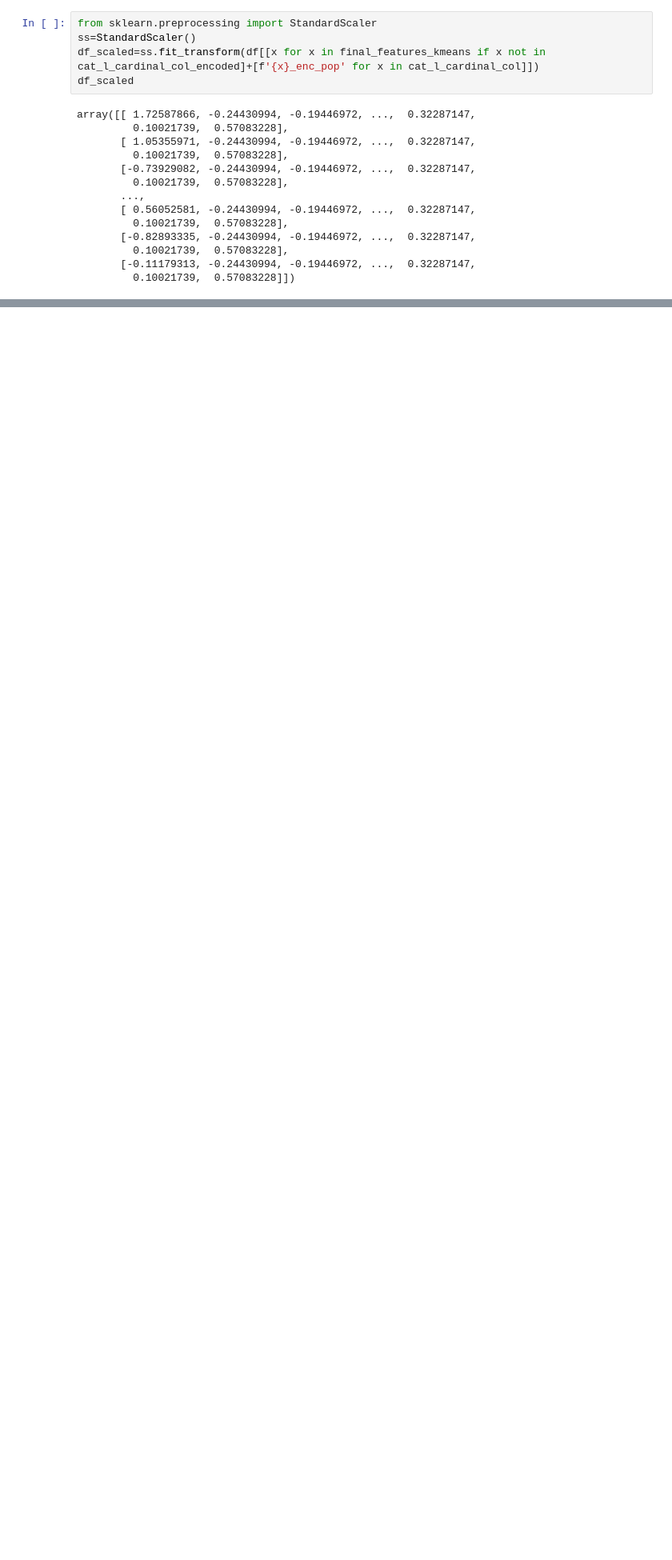
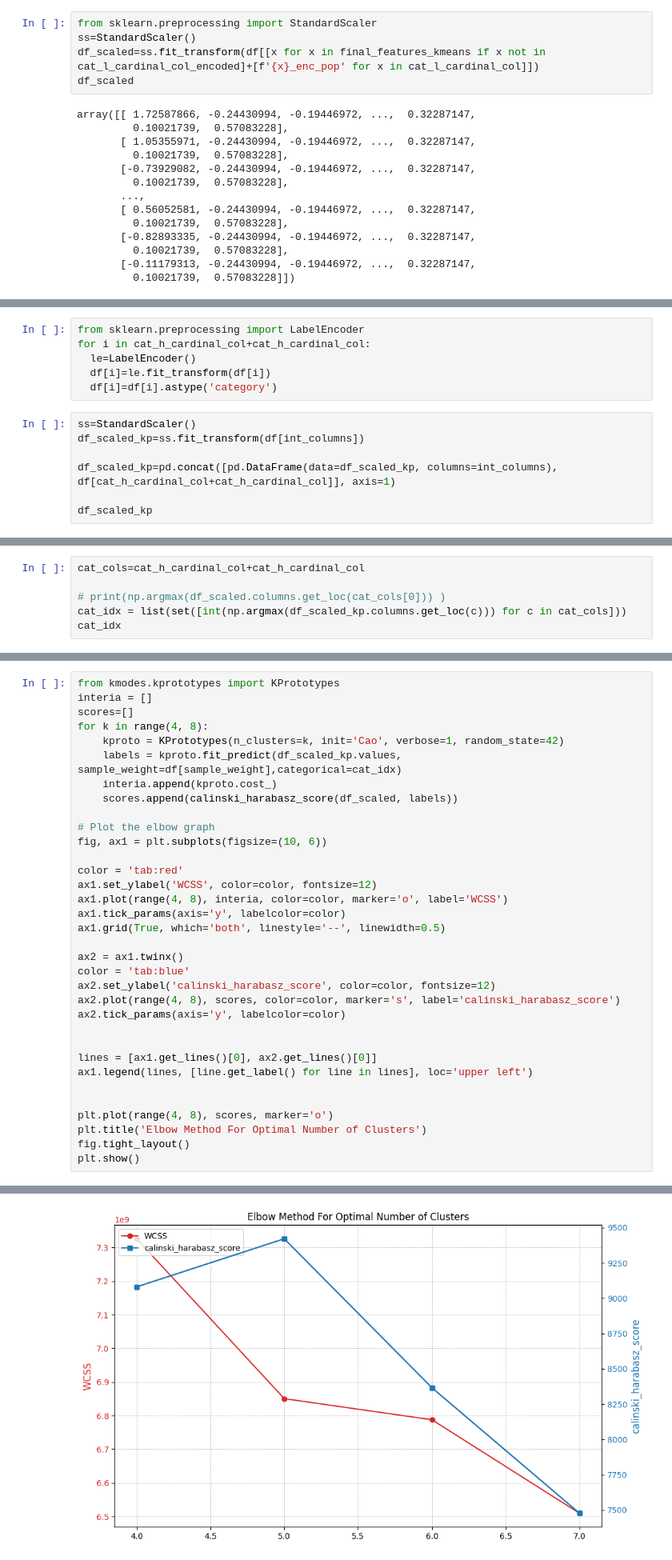
Before and after one commit to sindla97/Machine-Learning, a Jupyter notebook: census_bureau_cust_seg.ipynb, the cells around one changed output, grey strips where cells are left out. Shown at 80% size. Drawn from its saved outputs; the diff is of its cells as text; blank space fills up the shorter version.

```diff
--- a/census_bureau_cust_seg.ipynb
+++ b/census_bureau_cust_seg.ipynb
@@ -350,0 +411,13 @@ plt.show()
+# %%
+from sklearn.preprocessing import LabelEncoder
+for i in cat_h_cardinal_col+cat_h_cardinal_col:
+  le=LabelEncoder()
+  df[i]=le.fit_transform(df[i])
+  df[i]=df[i].astype('category')
+# %%
+ss=StandardScaler()
+df_scaled_kp=ss.fit_transform(df[int_columns])
+
+df_scaled_kp=pd.concat([pd.DataFrame(data=df_scaled_kp, columns=int_columns), df[cat_h_cardinal_col+cat_h_cardinal_col]], axis=1)
+
+df_scaled_kp
@@ -350,0 +438,6 @@ plt.show()
+# %%
+cat_cols=cat_h_cardinal_col+cat_h_cardinal_col
+
+# print(np.argmax(df_scaled.columns.get_loc(cat_cols[0])) )
+cat_idx = list(set([int(np.argmax(df_scaled_kp.columns.get_loc(c))) for c in cat_cols]))
+cat_idx
@@ -350,0 +446,35 @@ plt.show()
+# %%
+from kmodes.kprototypes import KPrototypes
+interia = []
+scores=[]
+for k in range(4, 8):
+    kproto = KPrototypes(n_clusters=k, init='Cao', verbose=1, random_state=42)
+    labels = kproto.fit_predict(df_scaled_kp.values, sample_weight=df[sample_weight],categorical=cat_idx)
+    interia.append(kproto.cost_)
+    scores.append(calinski_harabasz_score(df_scaled, labels))
+
+# Plot the elbow graph
+fig, ax1 = plt.subplots(figsize=(10, 6))
+
+color = 'tab:red'
+ax1.set_ylabel('WCSS', color=color, fontsize=12)
+ax1.plot(range(4, 8), interia, color=color, marker='o', label='WCSS')
+ax1.tick_params(axis='y', labelcolor=color)
+ax1.grid(True, which='both', linestyle='--', linewidth=0.5)
+
+ax2 = ax1.twinx()
+color = 'tab:blue'
+ax2.set_ylabel('calinski_harabasz_score', color=color, fontsize=12)
+ax2.plot(range(4, 8), scores, color=color, marker='s', label='calinski_harabasz_score')
+ax2.tick_params(axis='y', labelcolor=color)
+
+
+lines = [ax1.get_lines()[0], ax2.get_lines()[0]]
+ax1.legend(lines, [line.get_label() for line in lines], loc='upper left')
+
+
+plt.plot(range(4, 8), scores, marker='o')
+plt.title('Elbow Method For Optimal Number of Clusters')
+fig.tight_layout()
+plt.show()
+# %% [output]
@@ -350,0 +498 @@ plt.show()
+[figure, added]
```
Also changed, not shown: parts of 17 cells of this notebook.
